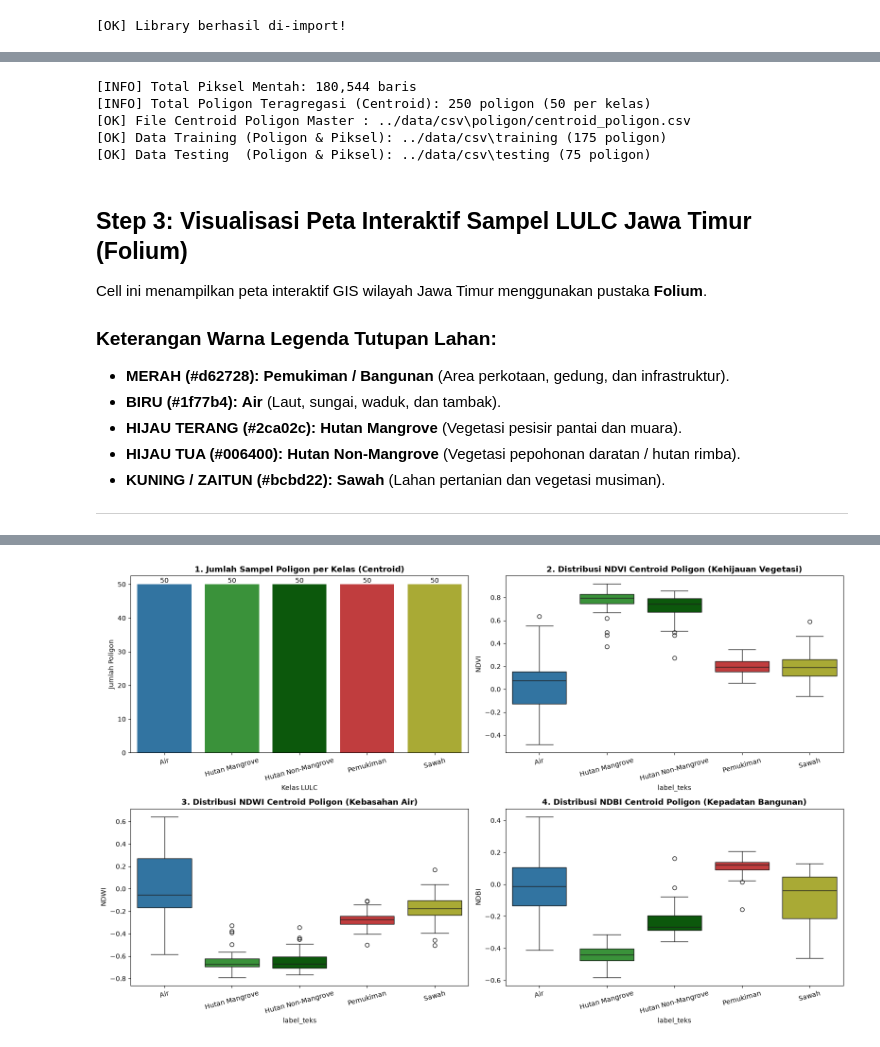
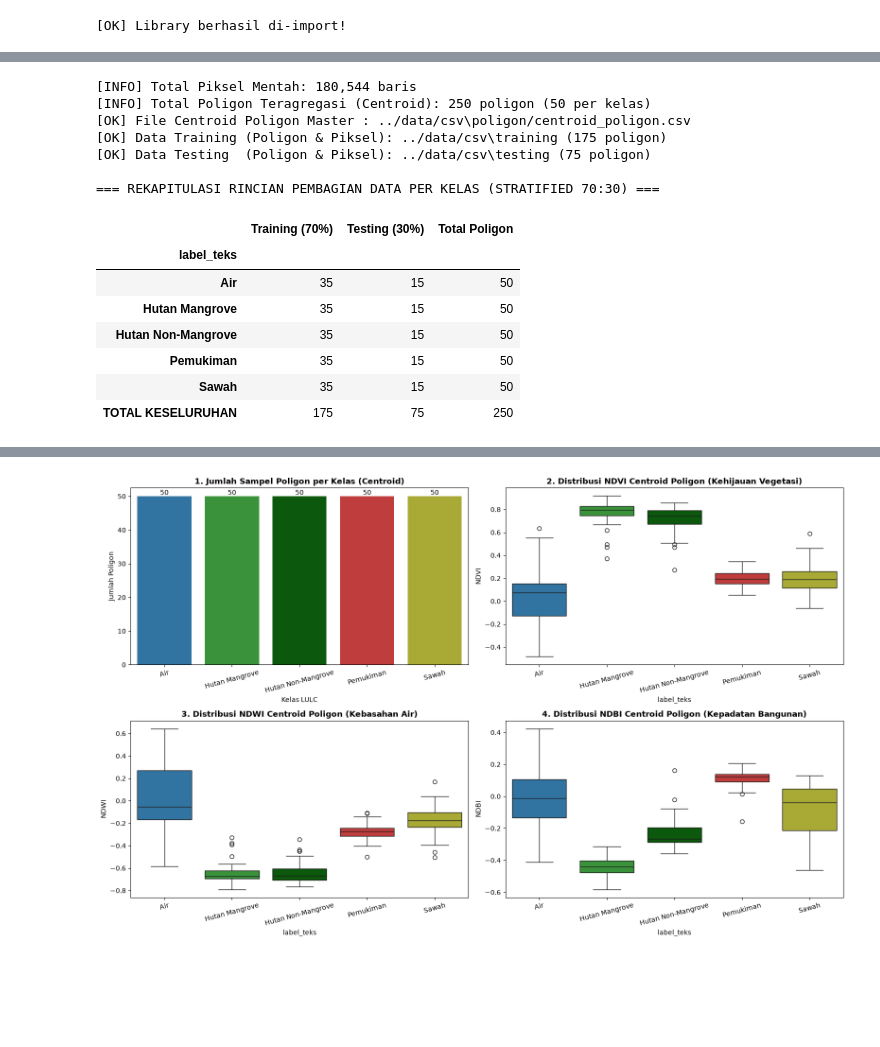
Before and after one commit to muhammadainulfuady/PSD, a Jupyter notebook: _build/jupyter_execute/uts/code/landuseCover.ipynb, the cells around one changed output, grey strips where cells are left out. Drawn from its saved outputs; the diff is of its cells as text; code cells hidden in the pictures; blank space fills up the shorter version.

```diff
--- a/_build/jupyter_execute/uts/code/landuseCover.ipynb
+++ b/_build/jupyter_execute/uts/code/landuseCover.ipynb
@@ -72,7 +122,7 @@ info = df.groupby('poligon_id').agg(
 )
 cen = info.join(agg).reset_index()
 
-# 2. Split Data Latih (70%) & Data Uji (30%) pada Tingkat Poligon
+# 2. Split Data Latih (70%) & Data Uji (30%) pada Tingkat Poligon (Stratified per Kelas)
 train_cen, test_cen = train_test_split(
     cen,
     test_size=0.30,
@@ -80,50 +130,59 @@ train_cen, test_cen = train_test_split(
     stratify=cen['label_teks']
 )
 
-# 3. Buat Folder & Simpan File CSV
+# 3. Buat Folder & Simpan File CSV Master
 csv_base_dir = '../data/csv'
 poligon_dir = os.path.join(csv_base_dir, 'poligon')
 training_dir = os.path.join(csv_base_dir, 'training')
 testing_dir = os.path.join(csv_base_dir, 'testing')
 
 os.makedirs(poligon_dir, exist_ok=True)
 os.makedirs(training_dir, exist_ok=True)
 os.makedirs(testing_dir, exist_ok=True)
 
 # Simpan Centroid Master
 cen.to_csv(os.path.join(poligon_dir, 'centroid_poligon.csv'), index=False)
 
 # Simpan Poligon Train & Test
 train_cen.to_csv(os.path.join(training_dir, 'poligon_train.csv'), index=False)
 test_cen.to_csv(os.path.join(testing_dir, 'poligon_test.csv'), index=False)
 
 # Simpan Piksel Train & Test
 df_train_piksel = df[df['poligon_id'].isin(train_cen['poligon_id'])]
 df_test_piksel = df[df['poligon_id'].isin(test_cen['poligon_id'])]
 
 df_train_piksel.to_csv(os.path.join(training_dir, 'piksel_train.csv'), index=False)
 df_test_piksel.to_csv(os.path.join(testing_dir, 'piksel_test.csv'), index=False)
 
+# 4. Tampilkan Tabel Rekapitulasi Rincian Pembagian Sampel per Kelas
+rekap_split = pd.DataFrame({
+    'Training (70%)': train_cen['label_teks'].value_counts(),
+    'Testing (30%)': test_cen['label_teks'].value_counts()
+})
+rekap_split['Total Poligon'] = rekap_split['Training (70%)'] + rekap_split['Testing (30%)']
+rekap_split.loc['TOTAL KESELURUHAN'] = rekap_split.sum()
+
 print(f"[INFO] Total Piksel Mentah: {len(df):,} baris")
 print(f"[INFO] Total Poligon Teragregasi (Centroid): {len(cen)} poligon (50 per kelas)")
 print(f"[OK] File Centroid Poligon Master : {poligon_dir}/centroid_poligon.csv")
 print(f"[OK] Data Training (Poligon & Piksel): {training_dir} ({len(train_cen)} poligon)")
-print(f"[OK] Data Testing  (Poligon & Piksel): {testing_dir} ({len(test_cen)} poligon)")
+print(f"[OK] Data Testing  (Poligon & Piksel): {testing_dir} ({len(test_cen)} poligon)\n")
+
+print("=== REKAPITULASI RINCIAN PEMBAGIAN DATA PER KELAS (STRATIFIED 70:30) ===")
+display(rekap_split)
 # %% [output]
 [INFO] Total Piksel Mentah: 180,544 baris
 [INFO] Total Poligon Teragregasi (Centroid): 250 poligon (50 per kelas)
 [OK] File Centroid Poligon Master : ../data/csv\poligon/centroid_poligon.csv
 [OK] Data Training (Poligon & Piksel): ../data/csv\training (175 poligon)
 [OK] Data Testing  (Poligon & Piksel): ../data/csv\testing (75 poligon)
+
+=== REKAPITULASI RINCIAN PEMBAGIAN DATA PER KELAS (STRATIFIED 70:30) ===
+|  | Training (70%) | Testing (30%) | Total Poligon |
+| label_teks |  |  |  |
+| Air | 35 | 15 | 50 |
+| Hutan Mangrove | 35 | 15 | 50 |
+| Hutan Non-Mangrove | 35 | 15 | 50 |
+| Pemukiman | 35 | 15 | 50 |
+| Sawah | 35 | 15 | 50 |
+| TOTAL KESELURUHAN | 175 | 75 | 250 |
-# %% [markdown]
-## Step 3: Visualisasi Peta Interaktif Sampel LULC Jawa Timur (Folium)
-Cell ini menampilkan peta interaktif GIS wilayah Jawa Timur menggunakan pustaka **Folium**.
-
-### Keterangan Warna Legenda Tutupan Lahan:
-- **MERAH (#d62728):** **Pemukiman / Bangunan** (Area perkotaan, gedung, dan infrastruktur).
-- **BIRU (#1f77b4):** **Air** (Laut, sungai, waduk, dan tambak).
-- **HIJAU TERANG (#2ca02c):** **Hutan Mangrove** (Vegetasi pesisir pantai dan muara).
-- **HIJAU TUA (#006400):** **Hutan Non-Mangrove** (Vegetasi pepohonan daratan / hutan rimba).
-- **KUNING / ZAITUN (#bcbd22):** **Sawah** (Lahan pertanian dan vegetasi musiman).
-
----
```
Also changed, not shown: parts of 23 cells of this notebook, 29 other files.
